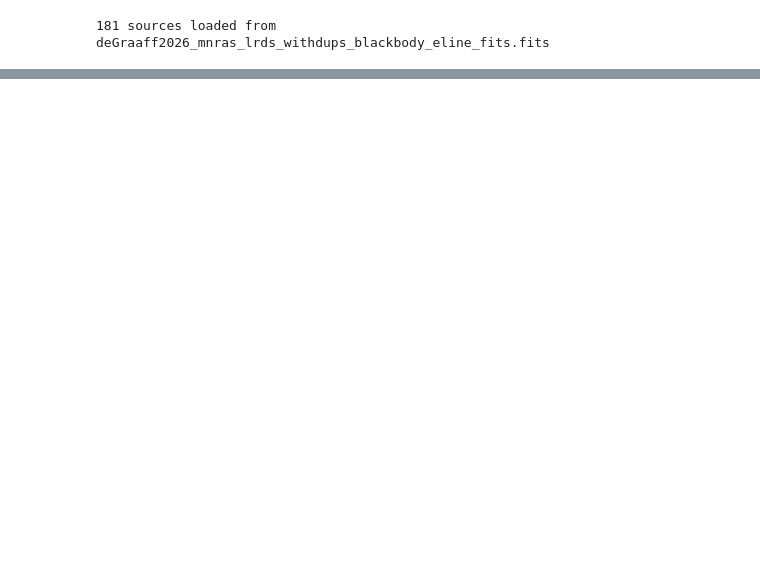
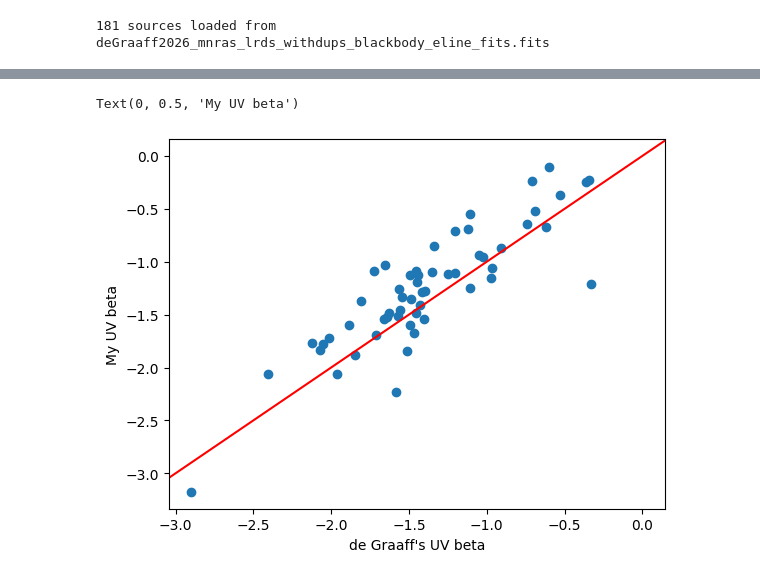
Before and after one commit to sfremy/my-eazy-jwst, a Jupyter notebook: scripts/lrd_replication.ipynb, the cells around one changed output, grey strips where cells are left out. Drawn from its saved outputs; the diff is of its cells as text; code cells hidden in the pictures; blank space fills up the shorter version.

Commit message:
blackbody fitting again

```diff
--- a/scripts/lrd_replication.ipynb
+++ b/scripts/lrd_replication.ipynb
@@ -141,0 +751,3 @@ degraaf_sources['f444w_aper0.1']
+# %%
+from astropy.table import Table
+blackbody_sources = Table.read('blackbody_sources.fits')
@@ -141,0 +774,9 @@ degraaf_sources['f444w_aper0.1']
+# %%
+plt.figure()
+plt.scatter(blackbody_sources['beta_UV'][:, 2], blackbody_sources['free_beta_uv'])
+plt.axline((0, 0), slope=1, color='red')
+plt.xlabel('de Graaff\'s UV beta')
+plt.ylabel('My UV beta')
+# %% [output]
+Text(0, 0.5, 'My UV beta')
+[figure, added]
```
Also changed, not shown: parts of 34 cells of this notebook, 4 other files.
